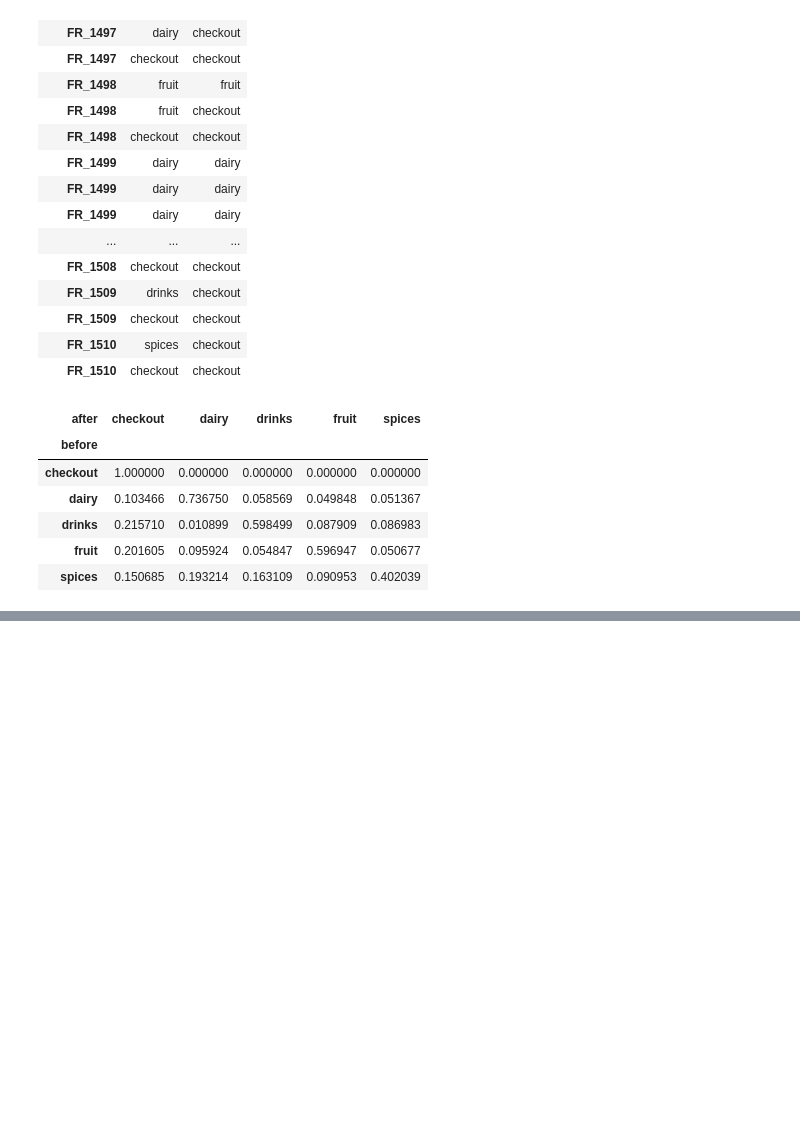
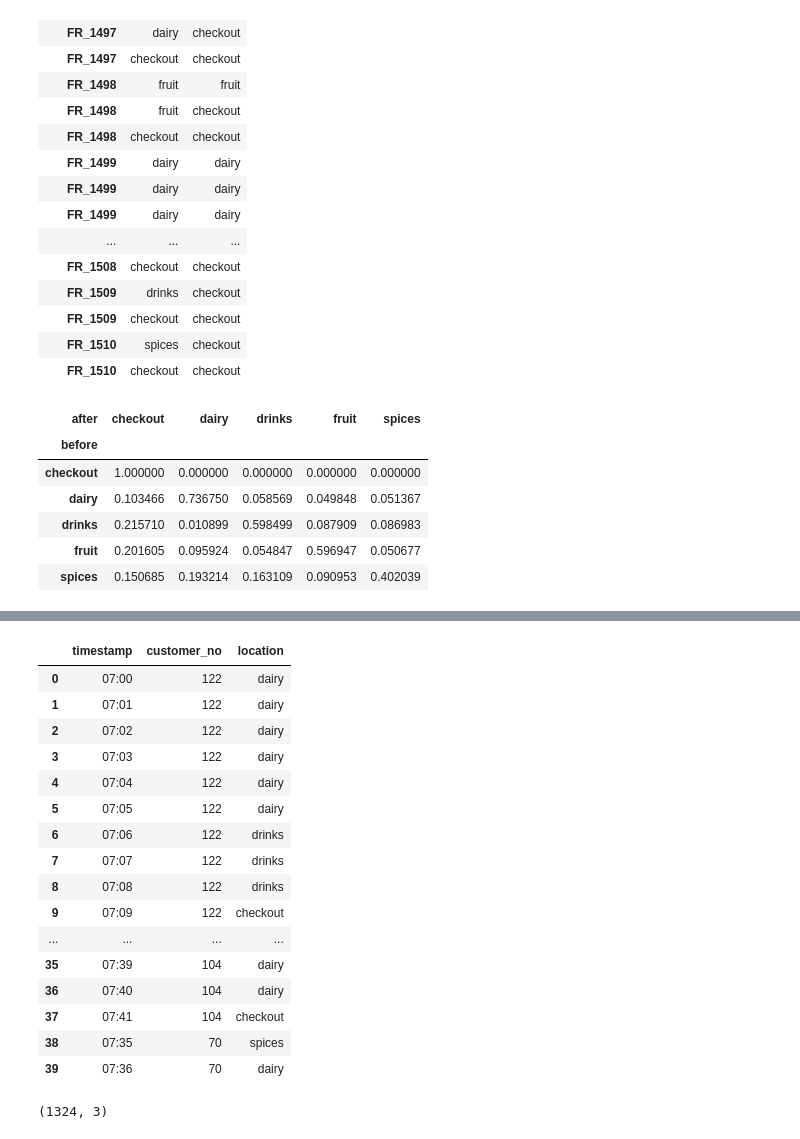
Before and after one commit to Stefan-battistetti/Supermarket_Markov, a Jupyter notebook: markov_chains.ipynb, the cells around one changed output, grey strips where cells are left out. Cells and saved outputs as stored; diff of their text form; code cells hidden in the pictures; blank space fills up the shorter version.

Commit message:
last supermarket class, Supermarket_01

```diff
--- a/markov_chains.ipynb
+++ b/markov_chains.ipynb
@@ -329,0 +316,18 @@ a
+# %%
+class Customer:
+    """
+    a single customer that moves through the supermarket
+    in a MCMC simulation
+    """
+
+    def __init__(self, id, state, budget=100):
+        self.id = id
+        self.state = state
+        self.budget = budget
+
+    def __repr__(self):
+        return f'<Customer_no {self.id} in {self.state}>'
+
+    def is_active(self):
+        """Returns True if the customer has not reached the checkout yet."""
+        return self.state != 'checkout'
@@ -329,0 +536,4 @@ a
+# %%
+s = Supermarket_01('07:00','22:00')
+# %%
+s.add_new_customers()
@@ -329,0 +545,26 @@ a
+# %%
+df = s.print_customers()
+# %%
+df.head(40)
+# %% [output]
+|  | timestamp | customer_no | location |
+| 0 | 07:00 | 122 | dairy |
+| 1 | 07:01 | 122 | dairy |
+| 2 | 07:02 | 122 | dairy |
+| 3 | 07:03 | 122 | dairy |
+| 4 | 07:04 | 122 | dairy |
+| 5 | 07:05 | 122 | dairy |
+| 6 | 07:06 | 122 | drinks |
+| 7 | 07:07 | 122 | drinks |
+| 8 | 07:08 | 122 | drinks |
+| 9 | 07:09 | 122 | checkout |
+| ... | ... | ... | ... |
+| 35 | 07:39 | 104 | dairy |
+| 36 | 07:40 | 104 | dairy |
+| 37 | 07:41 | 104 | checkout |
+| 38 | 07:35 | 70 | spices |
+| 39 | 07:36 | 70 | dairy |
+# %%
+df.shape
+# %% [output]
+(1324, 3)
```
Also changed, not shown: parts of 16 cells of this notebook, 8 other files.
